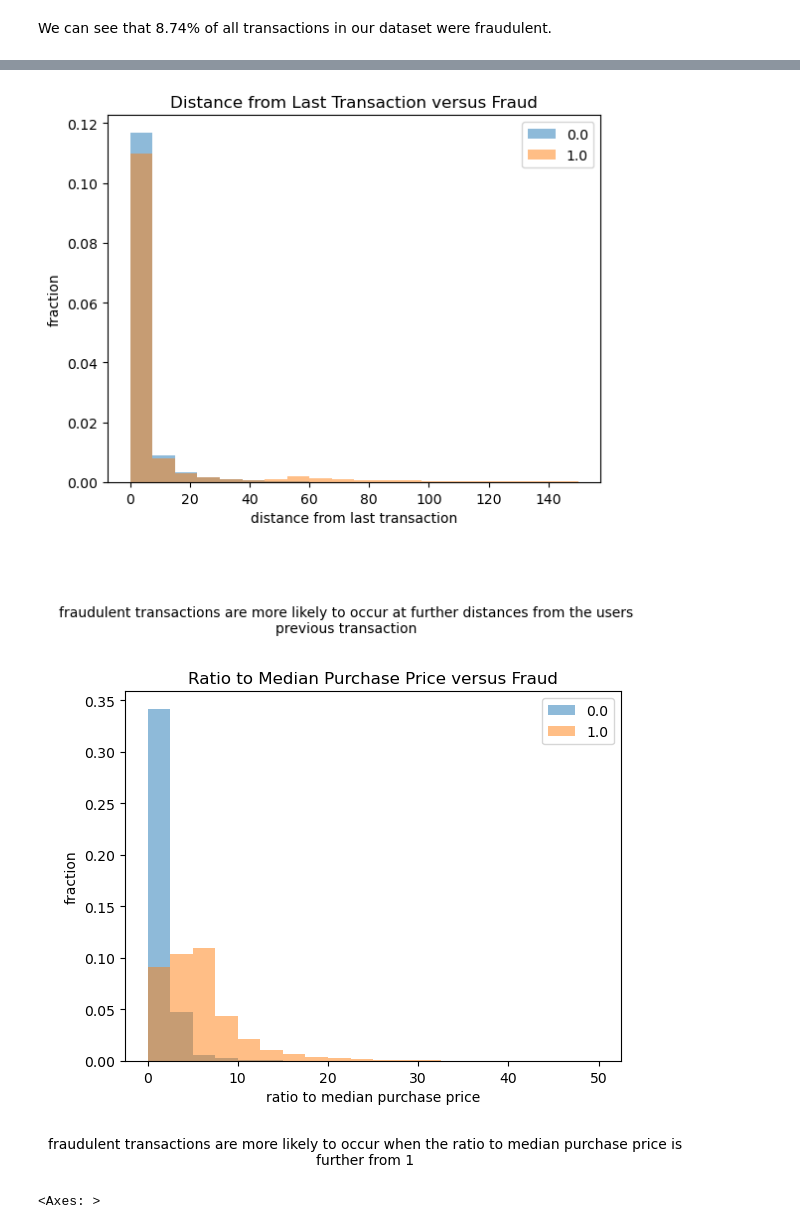
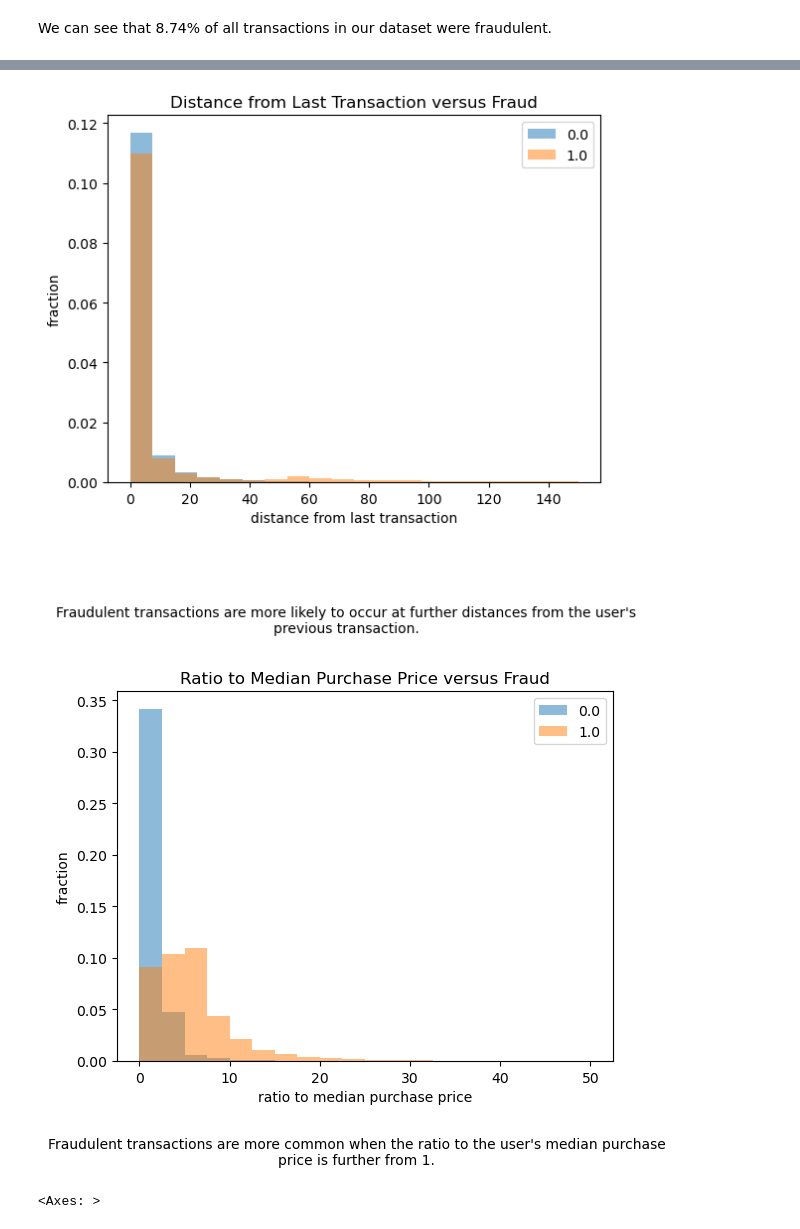
Before and after one commit to zoeykatzive/data1030project, a Jupyter notebook: credit card fraud midterm.ipynb, the cells around one changed output, grey strips where cells are left out. Drawn from its saved outputs; the diff is of its cells as text; code cells hidden in the pictures.

Commit message:
Add files via upload
visualizations edited

```diff
--- a/credit card fraud midterm.ipynb
+++ b/credit card fraud midterm.ipynb
@@ -136,7 +245,7 @@ plt.legend()
 plt.ylabel('fraction')
 plt.xlabel('distance from home')
 plt.title('Distance from Home versus Fraud')
-caption = ('fraudulent transactions are more common at further distances from the users home')
+caption = ("fraudulent transactions are more common at further distances from the user's home")
 plt.figtext(0.5, -0.1, caption, wrap=True, horizontalalignment='center', fontsize=10)
 plt.show()
 
@@ -154,7 +263,7 @@ plt.legend()
 plt.ylabel('fraction')
 plt.xlabel('distance from last transaction')
 plt.title('Distance from Last Transaction versus Fraud')
-caption = ('fraudulent transactions are more likely to occur at further distances from the users previous transaction')
+caption =("Fraudulent transactions are more likely to occur at further distances from the user's previous transaction.")
 plt.figtext(0.5, -0.2, caption, wrap=True, horizontalalignment='center', fontsize=10)
 
 plt.show()
@@ -172,7 +281,7 @@ plt.legend()
 plt.ylabel('fraction')
 plt.xlabel('ratio to median purchase price')
 plt.title('Ratio to Median Purchase Price versus Fraud')
-caption = ('fraudulent transactions are more likely to occur when the ratio to median purchase price is further from 1')
+caption = ("Fraudulent transactions are more common when the ratio to the user's median purchase price is further from 1.")
 plt.figtext(0.5, -0.1, caption, wrap=True, horizontalalignment='center', fontsize=10)
 
 plt.show()
@@ -181,5 +290,5 @@ plt.show()
-[figure, old version]
+[figure, new version]
-[figure, old version]
+[figure, new version]
 # %%
 #check for correlated features
 X = data.loc[:,data.columns != 'fraud']
```
Also changed, not shown: parts of 6 cells of this notebook.
